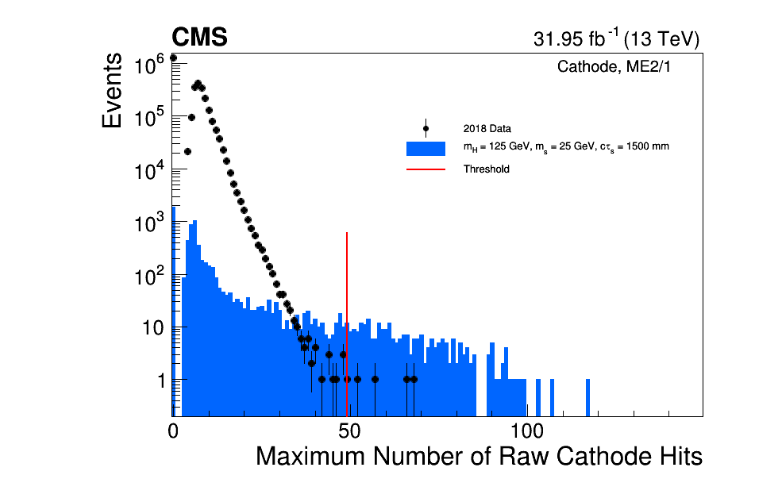
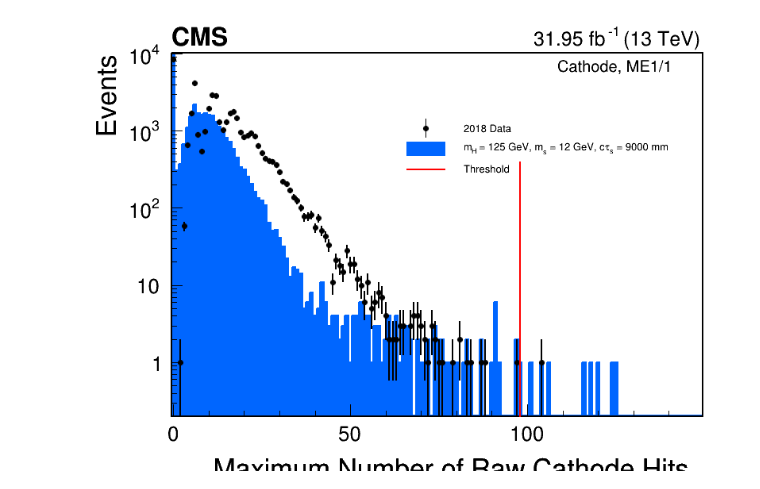
Before and after one commit to fmanteca/Rate_Calculations, a Jupyter notebook: Comparison_Plot_Maker.ipynb, the cells around one changed output. Cells and saved outputs as stored; diff of their text form; code cells hidden in the pictures.

```diff
--- a/Comparison_Plot_Maker.ipynb
+++ b/Comparison_Plot_Maker.ipynb
@@ -404,5 +398,5 @@ Warning in <TCanvas::Constructor>: Deleting canvas with same name: c2
 # %%
 from IPython.display import Image
-Image(filename='compplots/HTo2LongLivedTo4b_MH_125_MFF_25_CTau_1500mm/nComp_ME21.png')
+Image(filename='compplots/HTo2LongLivedTo4b_MH_125_MFF_12_CTau_9000mm/nComp_ME11.png')
 # %% [output]
-[figure, old version]
+[figure, new version]
```
Also changed, not shown: parts of 4 cells of this notebook, 1 other file.
